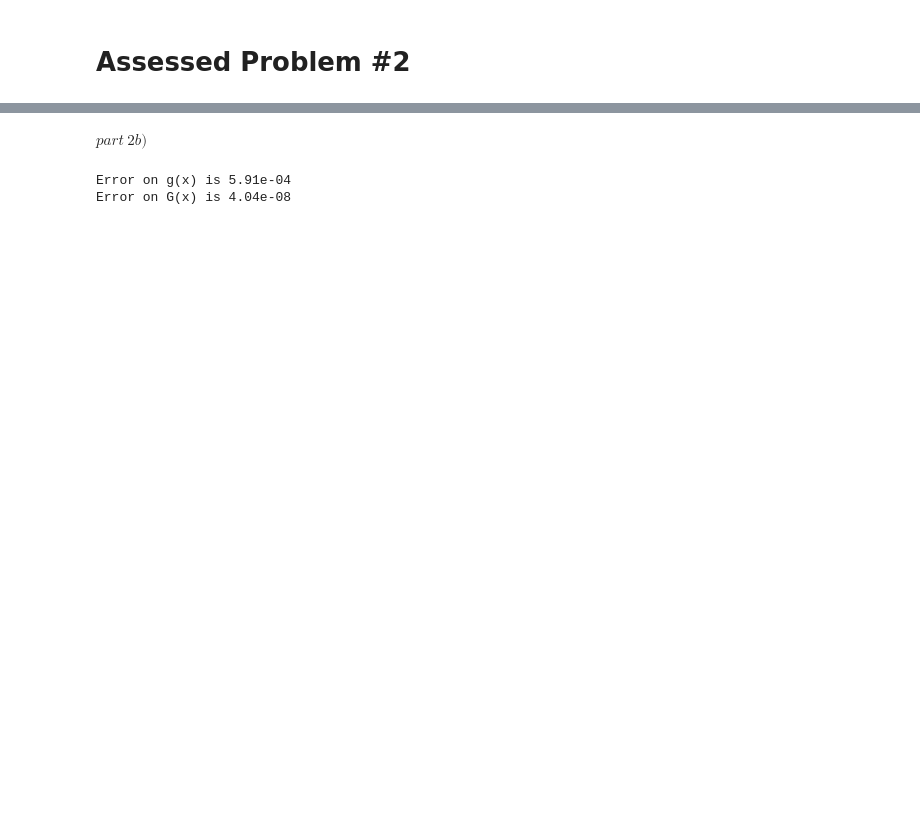
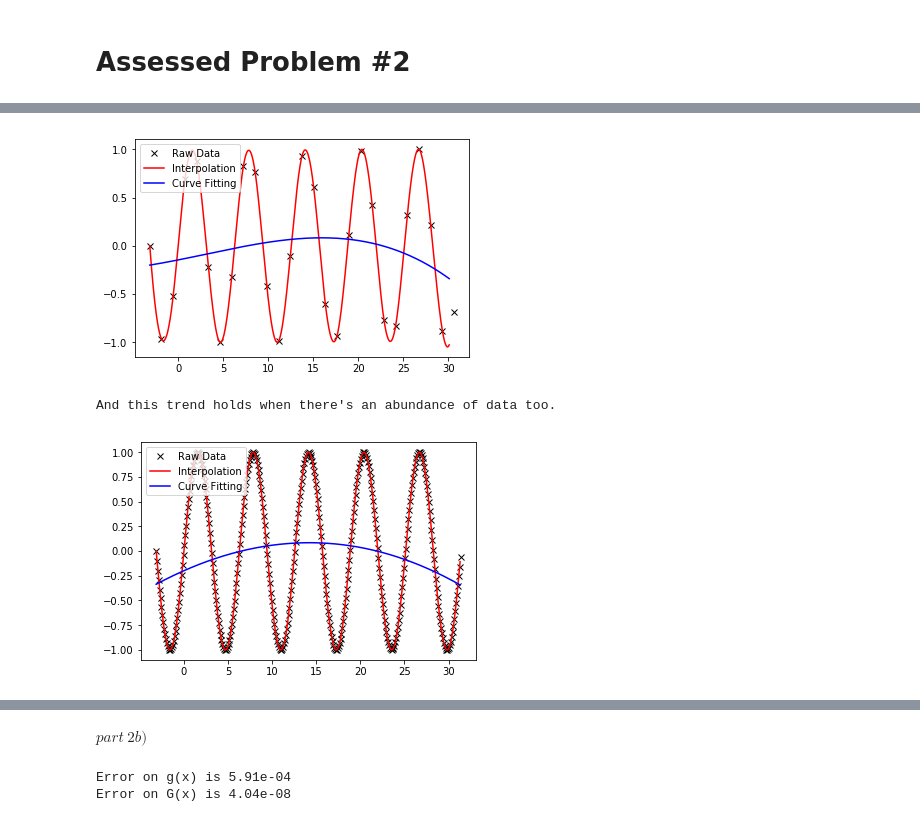
Before and after one commit to FHomewood/ScientificComputing, a Jupyter notebook: Assessment_2/Problem_2.ipynb, the cells around one changed output, grey strips where cells are left out. Cells and saved outputs as stored; diff of their text form; code cells hidden in the pictures; blank space fills up the shorter version.

```diff
--- a/Assessment_2/Problem_2.ipynb
+++ b/Assessment_2/Problem_2.ipynb
@@ -2,0 +12,50 @@
+# %%
+#Libraries
+import numpy as np
+import matplotlib.pyplot as plt
+from scipy.interpolate import interp1d
+from scipy.optimize import curve_fit
+#
+
+#Define Subroutines
+def diff(f,x,h=0.00000000001):
+    return (f(x+h)-f(x-h))/2/h
+def cubicF(x,a,b,c,d):
+    return a*x**3 + b*x**2 + c*x + d
+#
+
+#Define Raw data
+x = np.arange(-np.pi,10*np.pi,1.3)
+y = np.sin(x)
+#
+
+x0 = np.arange(-np.pi,10*np.pi-1.3,0.01)
+interpolate  = interp1d(x,y, kind = 'cubic')
+Coe, Cov = curve_fit(cubicF,x,y)
+
+plt.plot(x,y,'kx',label ="Raw Data")
+plt.plot(x0,interpolate(x0),'r-',label ="Interpolation")
+plt.plot(x0,cubicF(x0,Coe[0],Coe[1],Coe[2],Coe[3]),'b-',label ="Curve Fitting")
+plt.legend()
+plt.show()
+
+print ("And this trend holds when there's an abundance of data too.")
+
+#Define Raw data
+x = np.arange(-np.pi,10*np.pi,0.1)
+y = np.sin(x)
+#
+
+x0 = np.arange(-np.pi,10*np.pi-0.1,0.01)
+interpolate  = interp1d(x,y, kind = 'cubic')
+Coe, Cov = curve_fit(cubicF,x,y)
+
+plt.plot(x ,y,'kx',label="Raw Data")
+plt.plot(x0,interpolate(x0),'r-',label="Interpolation")
+plt.plot(x0,cubicF(x0,Coe[0],Coe[1],Coe[2],Coe[3]),'b-',label="Curve Fitting")
+plt.legend()
+plt.show()
+# %% [output]
+[figure, added]
+And this trend holds when there's an abundance of data too.
+[figure, added]
```
Also changed, not shown: parts of 4 cells of this notebook, 4 other files.
